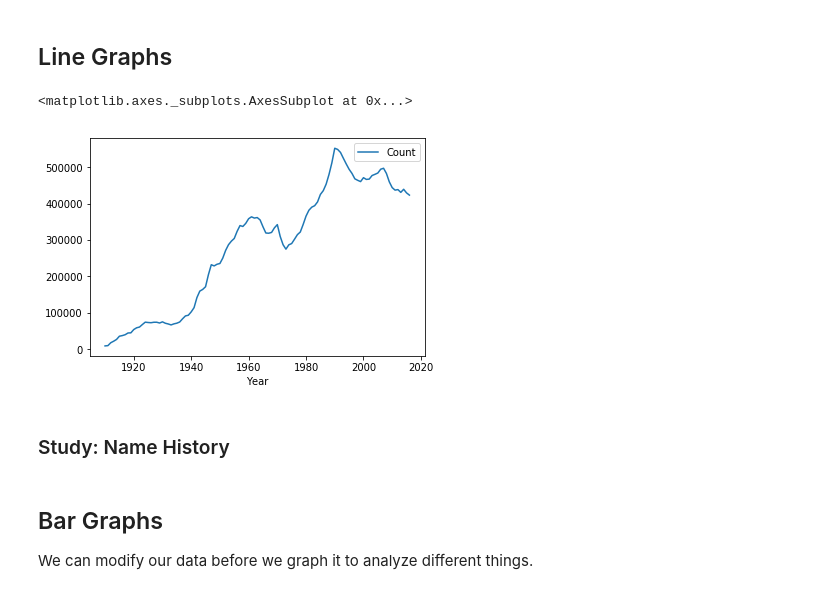
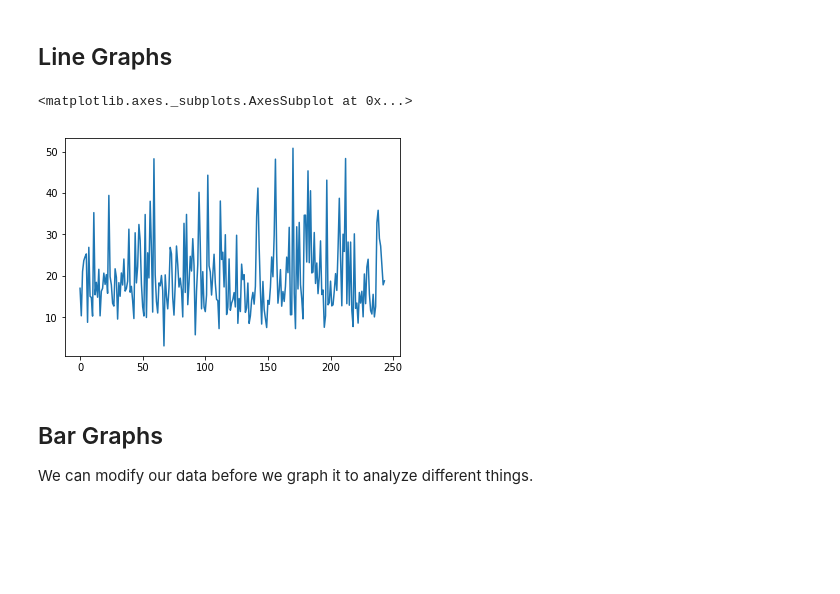
Before and after one commit to mpagador/python-libraries-visualization-workshop, a Jupyter notebook: DSS_Python_Libraries_Visualizations_Workshop_3_6_(Notebook).ipynb, the cells around one changed output. Cells and saved outputs as stored; diff of their text form; code cells hidden in the pictures; blank space fills up the shorter version.

```diff
--- a/DSS_Python_Libraries_Visualizations_Workshop_3_6_(Notebook).ipynb
+++ b/DSS_Python_Libraries_Visualizations_Workshop_3_6_(Notebook).ipynb
@@ -644,0 +827,3 @@ yearly_data.head()
+# %%
+tips = sns.load_dataset('tips')
+tips.head()
@@ -645,9 +837,8 @@ yearly_data.head()
 # %% [markdown]
 ## Line Graphs
 # %%
-yearly_data.plot(kind="line")  #kind='line' is optional
+total_bill = tips['total_bill']
+total_bill.plot(kind="line")  #kind='line' is optional
 # %% [output]
 <matplotlib.axes._subplots.AxesSubplot at 0x...>
-[figure, old version]
+[figure, new version]
-# %% [markdown]
-### Study: Name History
```
Also changed, not shown: parts of 72 cells of this notebook.
